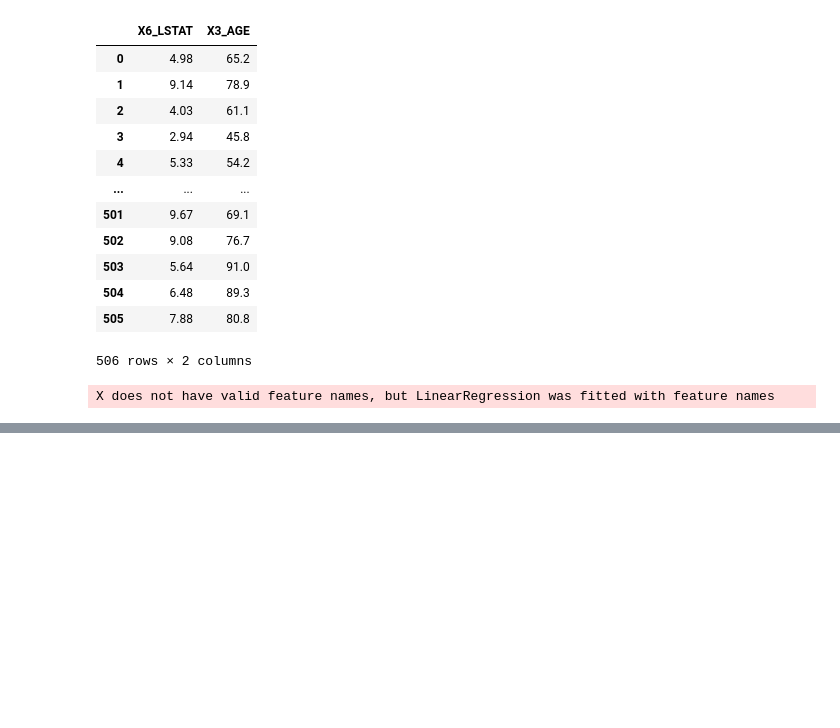
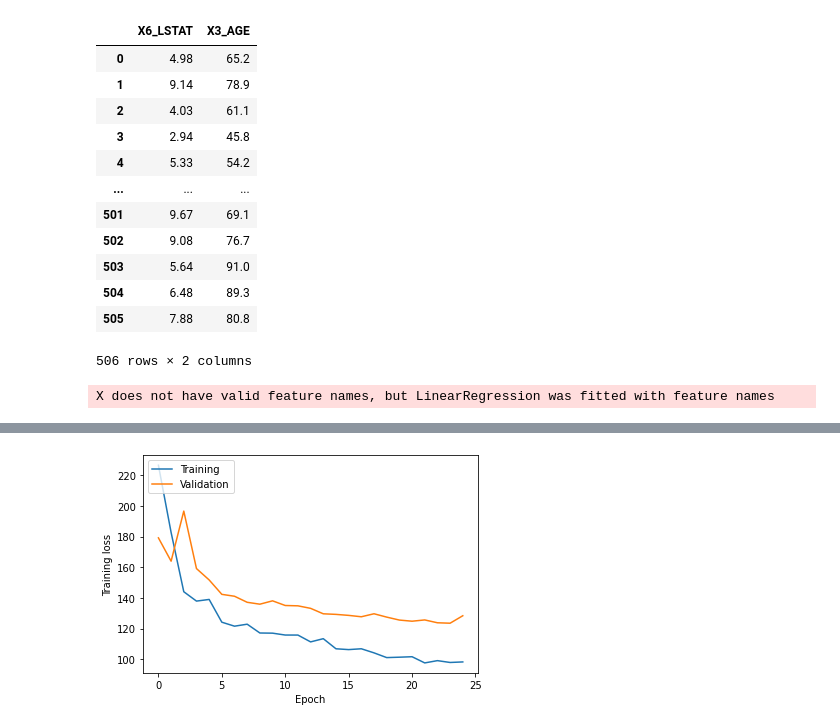
Before and after one commit to LatentDream/statistics, a Jupyter notebook: boston-housing/analysis.ipynb, the cells around one changed output, grey strips where cells are left out. Drawn from its saved outputs; the diff is of its cells as text; code cells hidden in the pictures; blank space fills up the shorter version.

```diff
--- a/boston-housing/analysis.ipynb
+++ b/boston-housing/analysis.ipynb
@@ -353,0 +446,14 @@ fig.show()
+# %%
+class HousingDataset(torch.utils.data.Dataset):
+    def __init__(self, data):
+        self.df = data
+        self.X = data[['X1_CRIM','X2_NOX','X3_AGE','X4_DIS','X5_RM','X6_LSTAT','X7_RAD','X8_ CHAS','X9_NDUS','X10_TAX','X11_PT','X12_RLZ']]
+        self.y = data['Y_MV']
+
+    def __len__(self):
+        return len(self.df)
+
+    def __getitem__(self, idx):
+        input = torch.tensor(self.X.iloc[idx].values, dtype=torch.float32).to(device)
+        label = torch.tensor(self.y.iloc[idx], dtype=torch.float32).to(device)
+        return input, label
@@ -353,0 +540,20 @@ fig.show()
+# %%
+from torch.nn.modules.dropout import Dropout
+
+class MLP(nn.Module):
+    def __init__(self):
+        super(MLP, self).__init__()
+        self.model = nn.Sequential(
+            nn.Linear(12, 128),
+            nn.ReLU(),
+            nn.Dropout(p=0.05),
+            nn.Linear(128, 128),
+            nn.ReLU(),
+            nn.Dropout(p=0.05),
+            nn.Linear(128, 1)
+        )
+
+    def forward(self, x):
+        # x = x.flatten(start_dim=1)
+        out = self.model(x)
+        return out
@@ -353,0 +621,12 @@ fig.show()
+# %%
+if __name__ == "__main__":
+    plt.figure(0)
+    plt.ylabel("Training loss")
+    plt.xlabel("Epoch")
+
+    plt.figure(0)
+    plt.plot(train_losses, label="Training")
+    plt.plot(val_losses, label="Validation")
+    plt.legend(loc="upper left")
+# %% [output]
+[figure, added]
```
Also changed, not shown: parts of 19 cells of this notebook.
